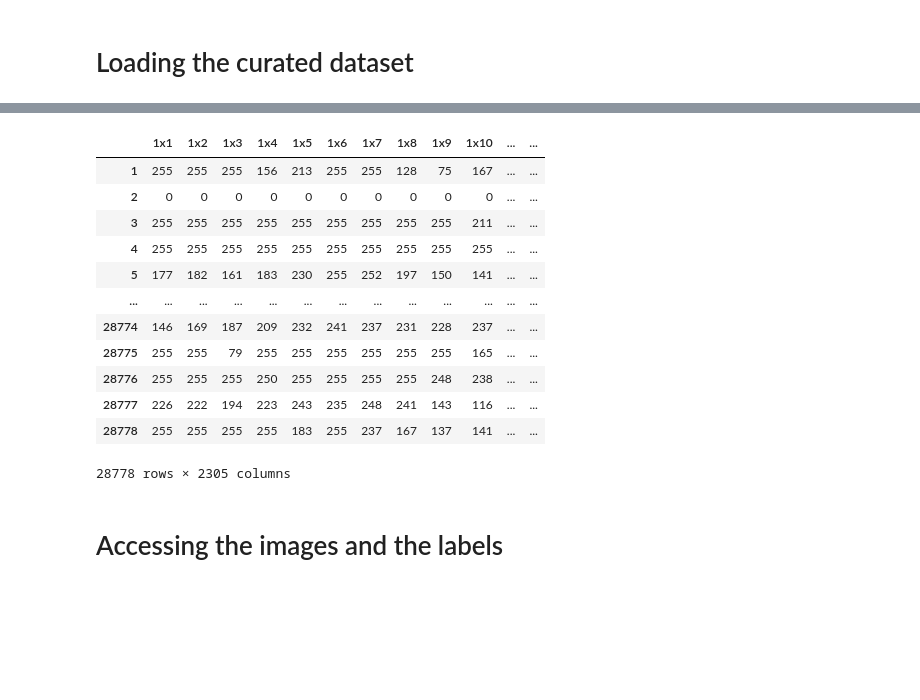
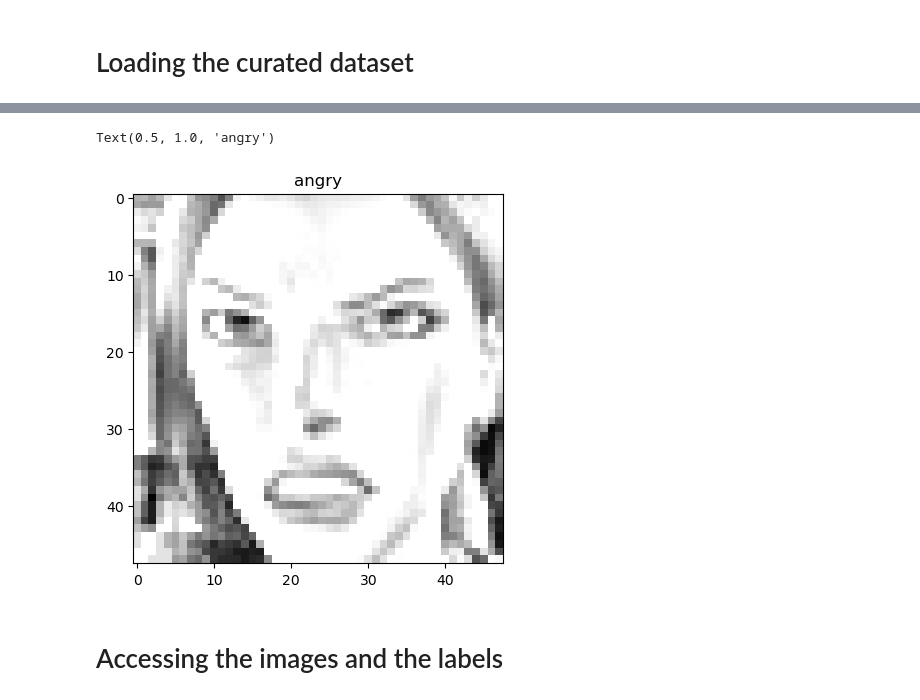
Before and after one commit to HALAXAR/Mood-Detector, a Jupyter notebook: Emotion-Detection.ipynb, the cells around one changed output, grey strips where cells are left out. Cells and saved outputs as stored; diff of their text form; code cells hidden in the pictures; blank space fills up the shorter version.

```diff
--- a/Emotion-Detection.ipynb
+++ b/Emotion-Detection.ipynb
@@ -89,21 +72,12 @@ df_test
-# %%
-df_test = df_test.drop([0])
-df_test = df_test.drop(['Unnamed: 0'],axis=1)
-df_test
-# %% [output]
-|  | 1x1 | 1x2 | 1x3 | 1x4 | 1x5 | 1x6 | 1x7 | 1x8 | 1x9 | 1x10 | ... | ... |
-| 1 | 255 | 255 | 255 | 156 | 213 | 255 | 255 | 128 | 75 | 167 | ... | ... |
-| 2 | 0 | 0 | 0 | 0 | 0 | 0 | 0 | 0 | 0 | 0 | ... | ... |
-| 3 | 255 | 255 | 255 | 255 | 255 | 255 | 255 | 255 | 255 | 211 | ... | ... |
-| 4 | 255 | 255 | 255 | 255 | 255 | 255 | 255 | 255 | 255 | 255 | ... | ... |
-| 5 | 177 | 182 | 161 | 183 | 230 | 255 | 252 | 197 | 150 | 141 | ... | ... |
-| ... | ... | ... | ... | ... | ... | ... | ... | ... | ... | ... | ... | ... |
-| 28774 | 146 | 169 | 187 | 209 | 232 | 241 | 237 | 231 | 228 | 237 | ... | ... |
-| 28775 | 255 | 255 | 79 | 255 | 255 | 255 | 255 | 255 | 255 | 165 | ... | ... |
-| 28776 | 255 | 255 | 255 | 250 | 255 | 255 | 255 | 255 | 248 | 238 | ... | ... |
-| 28777 | 226 | 222 | 194 | 223 | 243 | 235 | 248 | 241 | 143 | 116 | ... | ... |
-| 28778 | 255 | 255 | 255 | 255 | 183 | 255 | 237 | 167 | 137 | 141 | ... | ... |
-28778 rows × 2305 columns
+# %%
+class_names = ['angry', 'fear', 'happy', 'neutral', 'sad', 'shock']
+# %%
+plt.imshow(df.iloc[1,:-1].values.reshape(48,48),cmap='gray')
+class_ = df.iloc[1,-1]
+plt.title(class_names[class_])
+# %% [output]
+Text(0.5, 1.0, 'angry')
+[figure, added]
 # %% [markdown]
 # Accessing the images and the labels
 # %%
```
Also changed, not shown: parts of 23 cells of this notebook, 3 other files.
